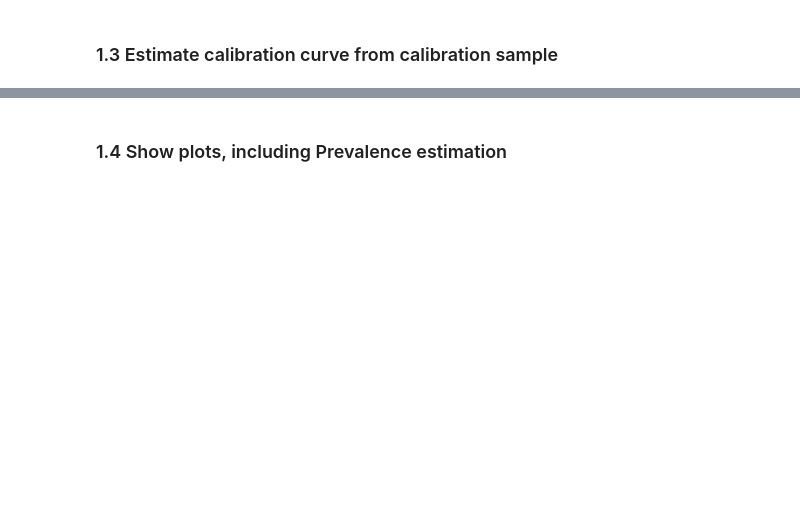
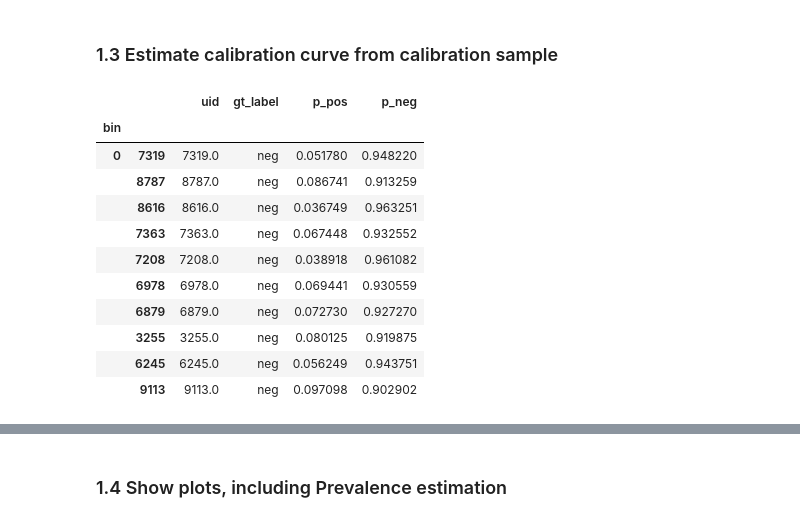
Before and after one commit to avalanchesiqi/pyquantifier, a Jupyter notebook: icwsm_tutorial/Alternate_Calibration_Curves.ipynb, the cells around one changed output, grey strips where cells are left out. Saved outputs shown, nothing was run; the diff lists cells and outputs as text; code cells hidden in the pictures; blank space fills up the shorter version.

```diff
--- a/icwsm_tutorial/Alternate_Calibration_Curves.ipynb
+++ b/icwsm_tutorial/Alternate_Calibration_Curves.ipynb
@@ -106,5 +106,20 @@ array([<AxesSubplot:title={'center':'Class Conditional Densities'}, xlabel='scor
 # %% [markdown]
 ### 1.3 Estimate calibration curve from calibration sample
+# %%
+intrinsic_selected_dataset.df.head(10)
+# %% [output]
+|  |  | uid | gt_label | p_pos | p_neg |
+| bin |  |  |  |  |  |
+| 0 | 7319 | 7319.0 | neg | 0.051780 | 0.948220 |
+|  | 8787 | 8787.0 | neg | 0.086741 | 0.913259 |
+|  | 8616 | 8616.0 | neg | 0.036749 | 0.963251 |
+|  | 7363 | 7363.0 | neg | 0.067448 | 0.932552 |
+|  | 7208 | 7208.0 | neg | 0.038918 | 0.961082 |
+|  | 6978 | 6978.0 | neg | 0.069441 | 0.930559 |
+|  | 6879 | 6879.0 | neg | 0.072730 | 0.927270 |
+|  | 3255 | 3255.0 | neg | 0.080125 | 0.919875 |
+|  | 6245 | 6245.0 | neg | 0.056249 | 0.943751 |
+|  | 9113 | 9113.0 | neg | 0.097098 | 0.902902 |
 # %%
 binning_calibration_curve = intrinsic_selected_dataset.calibration_curve
 # %%
```
Also changed, not shown: parts of 9 cells of this notebook, 3 other files.
